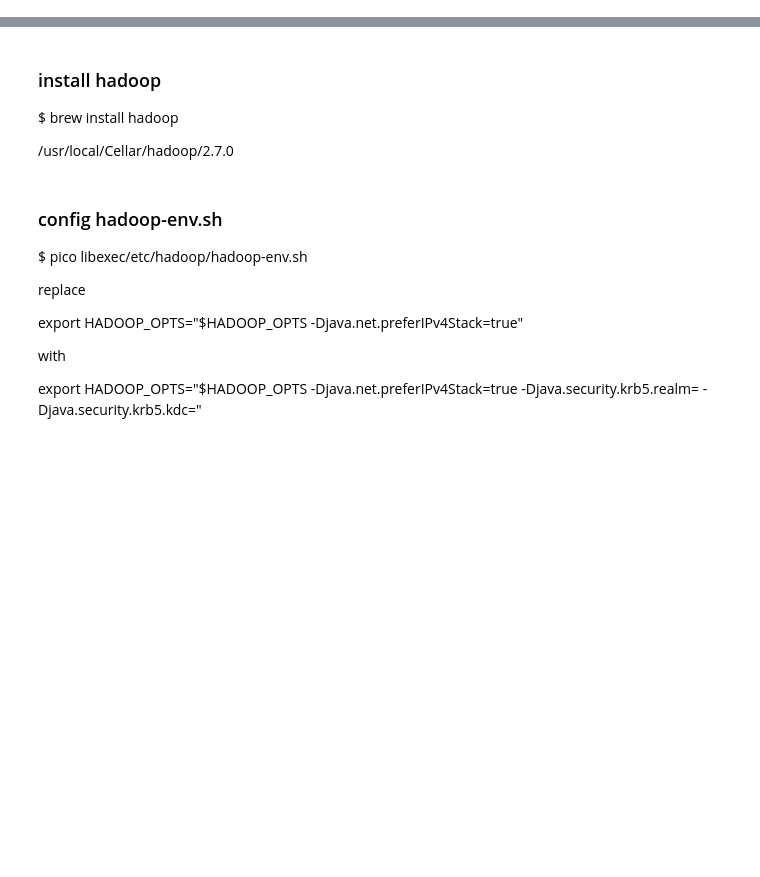
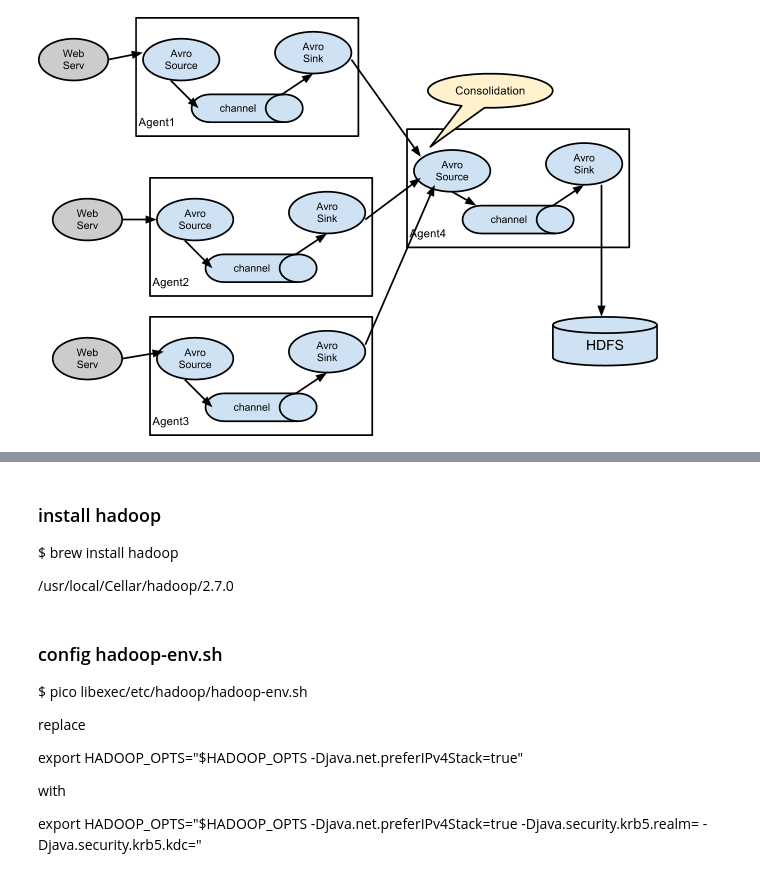
Before and after one commit to gree2/notebooks, a Jupyter notebook: hadoop_ecosystem.ipynb, the cells around one changed output, grey strips where cells are left out. Cells and saved outputs as stored; diff of their text form; code cells hidden in the pictures; blank space fills up the shorter version.

```diff
--- a/hadoop_ecosystem.ipynb
+++ b/hadoop_ecosystem.ipynb
@@ -16,0 +51,4 @@
+# %%
+Image('/Users/hqlgree2/Documents/picture/apache_flume_consolidation.png')
+# %% [output]
+[figure, added]
```
Also changed, not shown: parts of 24 cells of this notebook, 3 other files.
